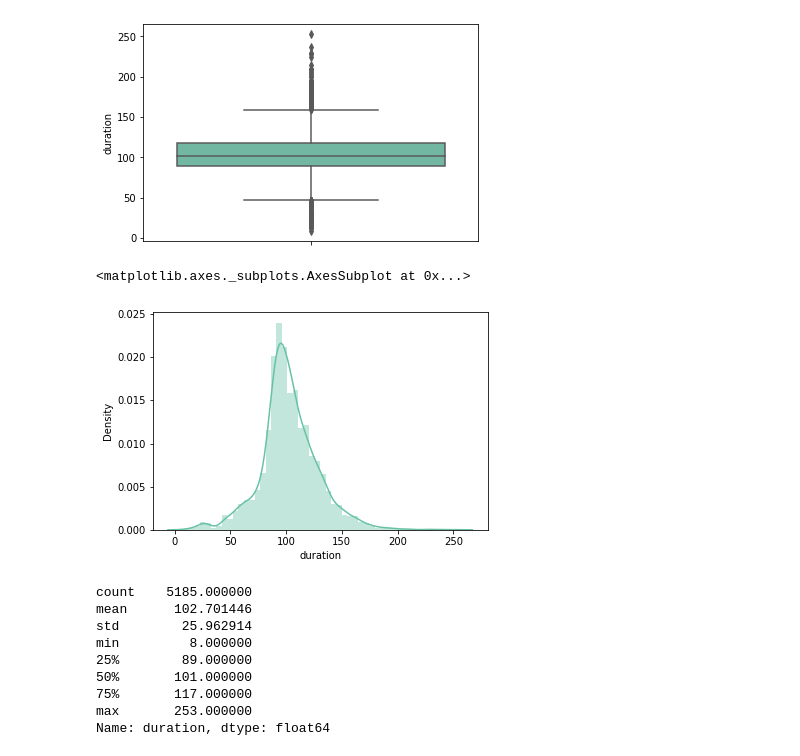
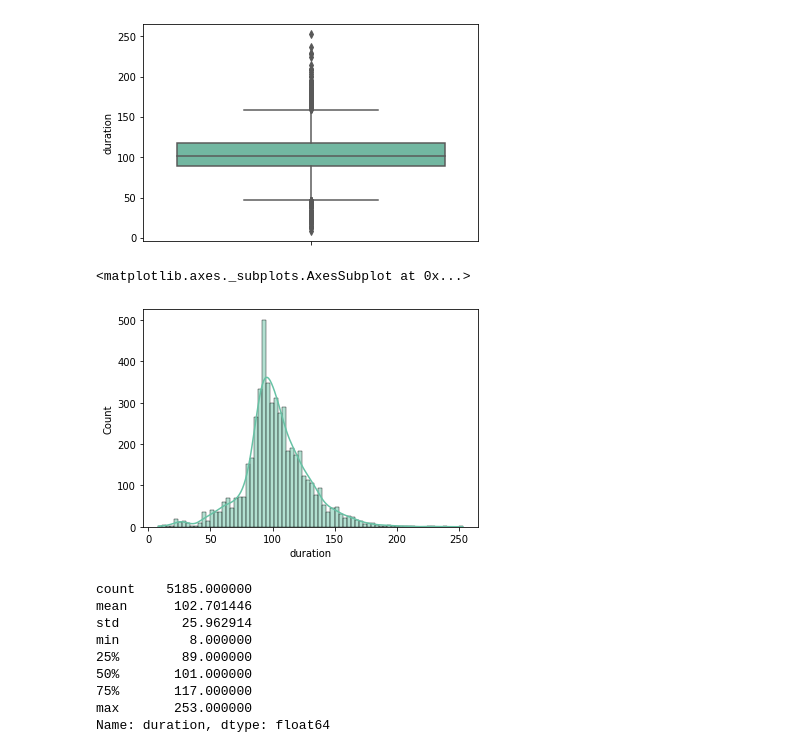
Before and after one commit to barkhakabra24/DSML_Batch1, a Jupyter notebook: Netflix_EDA.ipynb, the cells around one changed output. Saved outputs shown, nothing was run; the diff lists cells and outputs as text; code cells hidden in the pictures.

```diff
--- a/Netflix_EDA.ipynb
+++ b/Netflix_EDA.ipynb
@@ -128,10 +128,10 @@ plt.show()
 # %% [output]
 [figure]
 # %%
-sns.distplot(df_movie['duration'])
+sns.histplot(df_movie['duration'],kde=True)
 # %% [output]
 <matplotlib.axes._subplots.AxesSubplot at 0x...>
-[figure, old version]
+[figure, new version]
 # %%
 df_movie["duration"].describe()
 # Here we can see mean and median is almost equal and showcasing that the plot is Normally distributed
```
